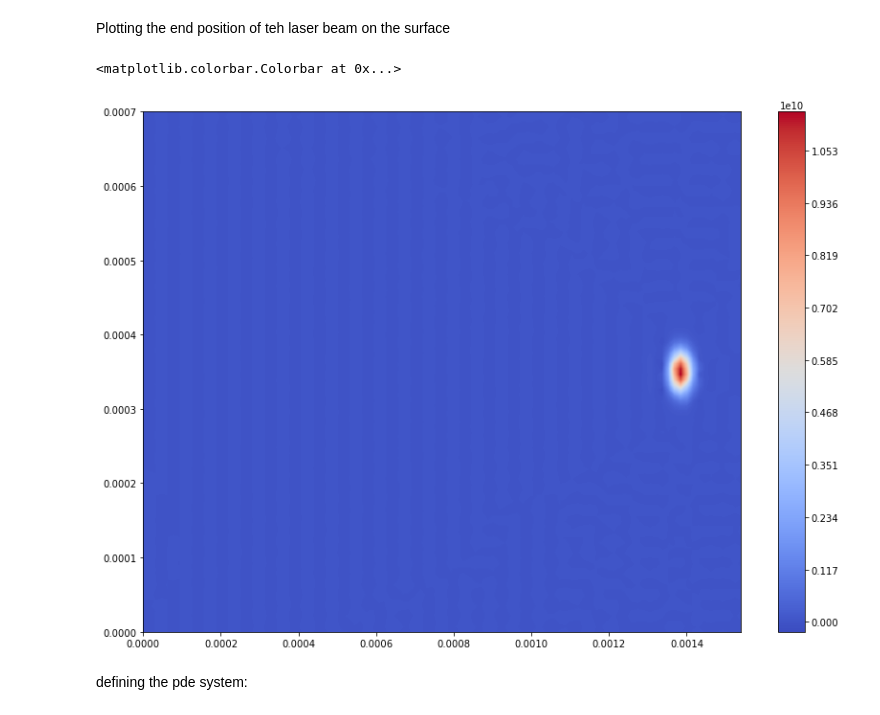
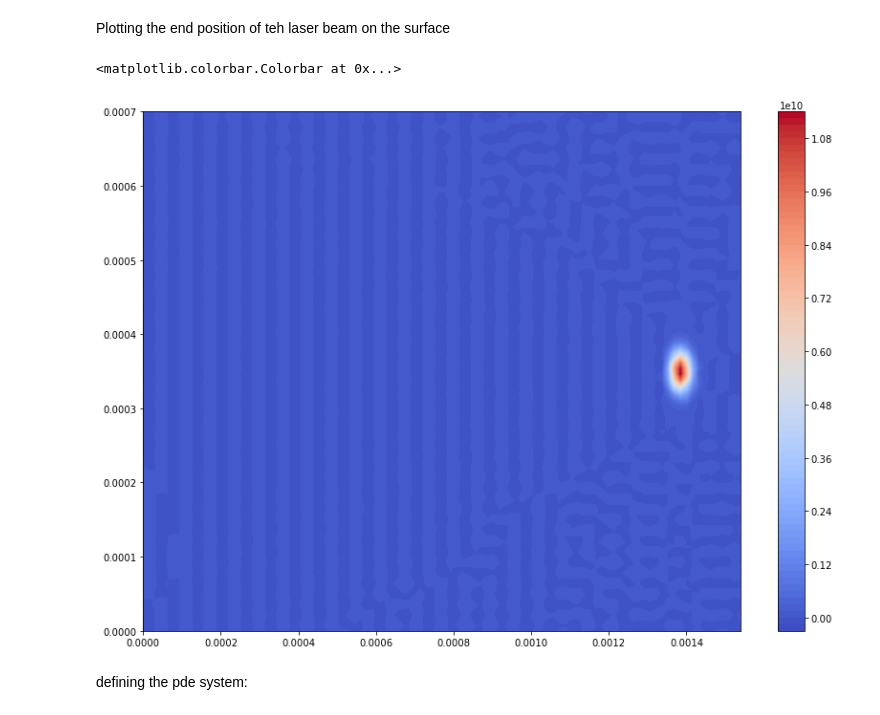
Before and after one commit to snilsn/pinn_slm, a Jupyter notebook: slm.ipynb, the cells around one changed output. Cells and saved outputs as stored; diff of their text form; code cells hidden in the pictures.

```diff
--- a/slm.ipynb
+++ b/slm.ipynb
@@ -57,11 +57,11 @@ import deepxde as dde
 dde.config.set_default_float("float64")
 dde.config.set_random_seed(12345)
 
-x = 1.54e-3
-y = 0.7e-3
-z = 0.1e-3
+x_max = 1.54e-3
+y_max = 0.7e-3
+z_max = 0.1e-3
 
-geo = dde.geometry.Hypercube((0.0, 0.0, 0.0), (x, y, z))
+geo = dde.geometry.Hypercube((0.0, 0.0, 0.0), (x_max, y_max, z_max))
 # %% [output]
 Set the default float type to float64
 # %% [markdown]
@@ -86,7 +86,7 @@ Defining the top boundary neglecting the convection and radiation:
 # %%
 def top_bc(X):
 
-    r_sq = (X[:,0] - x/4 - X[:,3]*v)**2 + (X[:,1] - y/2)**2
+    r_sq = (X[:,0] - x_max/4 - X[:,3]*v)**2 + (X[:,1] - y_max/2)**2
 
     return 2*A*P/(np.pi*R**2)*np.exp(-2*r_sq/R**2)
 # %% [markdown]
@@ -94,21 +94,21 @@ Plotting the end position of teh laser beam on the surface
 # %%
 from scipy.interpolate import griddata
 
-x_lin = np.linspace(0, x)
-y_lin = np.linspace(0, y)
-xx, yy, zz, tt = np.meshgrid(x_lin, y_lin, [z], [0.005])
+x_lin = np.linspace(0, x_max)
+y_lin = np.linspace(0, y_max)
+xx, yy, zz, tt = np.meshgrid(x_lin, y_lin, [z_max], [0.005])
 X = np.vstack((np.ravel(xx), np.ravel(yy), np.ravel(zz), np.ravel(tt))).T
 
 xi = np.linspace(xx.min(), xx.max(), 100)
 yi = np.linspace(yy.min(), yy.max(), 100)
 data = griddata((np.ravel(xx), np.ravel(yy)), top_bc(X), (xi[None,:], yi[:,None]), method='cubic')
 
 plt.figure(figsize = (14, 10))
-plt.contourf(xi, yi, data, 1000, cmap=plt.cm.coolwarm)
+plt.contourf(xi, yi, data, 100, cmap=plt.cm.coolwarm)
 plt.colorbar()
 # %% [output]
 <matplotlib.colorbar.Colorbar at 0x...>
-[figure, old version]
+[figure, new version]
 # %% [markdown]
 defining the pde system:
 # %%
```
Also changed, not shown: parts of 43 cells of this notebook.
